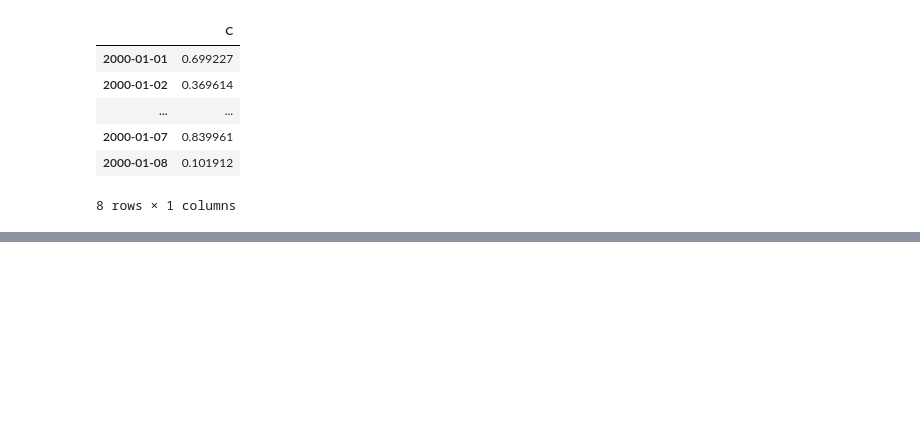
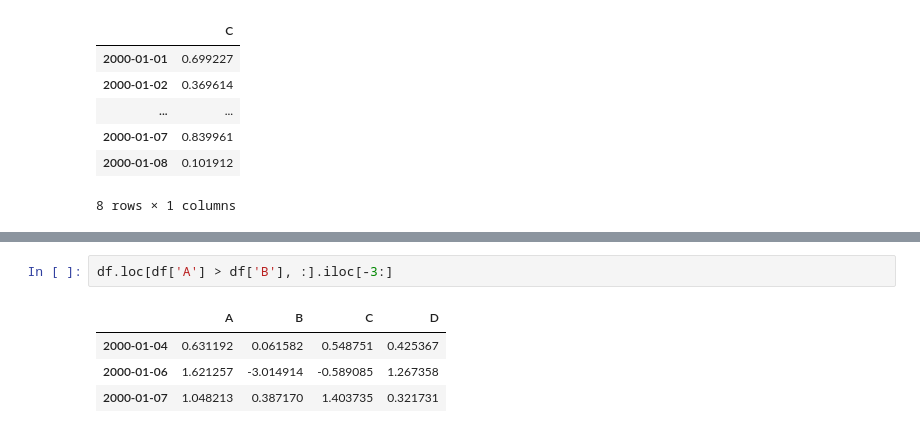
Before and after one commit to angelacpd/Scientific_Python, a Jupyter notebook: Lecture_6.ipynb, the cells around one changed output, grey strips where cells are left out. Saved outputs shown, nothing was run; the diff lists cells and outputs as text; blank space fills up the shorter version.

```diff
--- a/Lecture_6.ipynb
+++ b/Lecture_6.ipynb
@@ -697,0 +790,7 @@ df.loc[:, df.loc['2000-01-01'] > 0.6]
+# %%
+df.loc[df['A'] > df['B'], :].iloc[-3:]
+# %% [output]
+|  | A | B | C | D |
+| 2000-01-04 | 0.631192 | 0.061582 | 0.548751 | 0.425367 |
+| 2000-01-06 | 1.621257 | -3.014914 | -0.589085 | 1.267358 |
+| 2000-01-07 | 1.048213 | 0.387170 | 1.403735 | 0.321731 |
```
Also changed, not shown: parts of 10 cells of this notebook.
